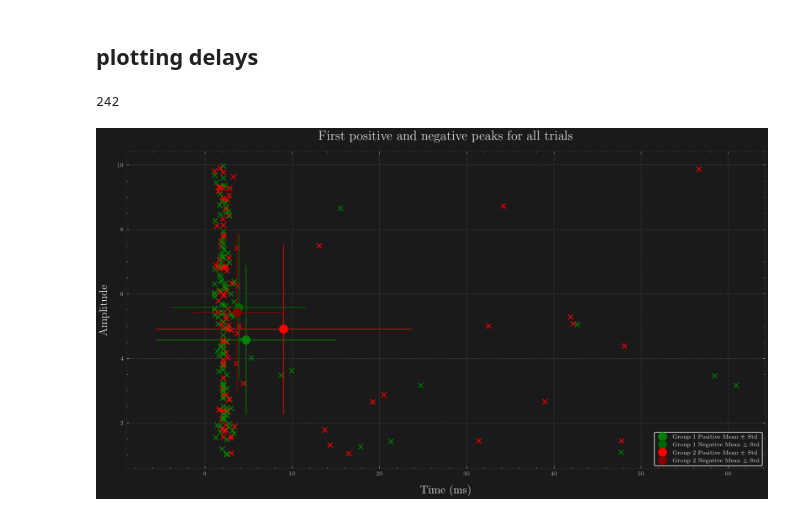
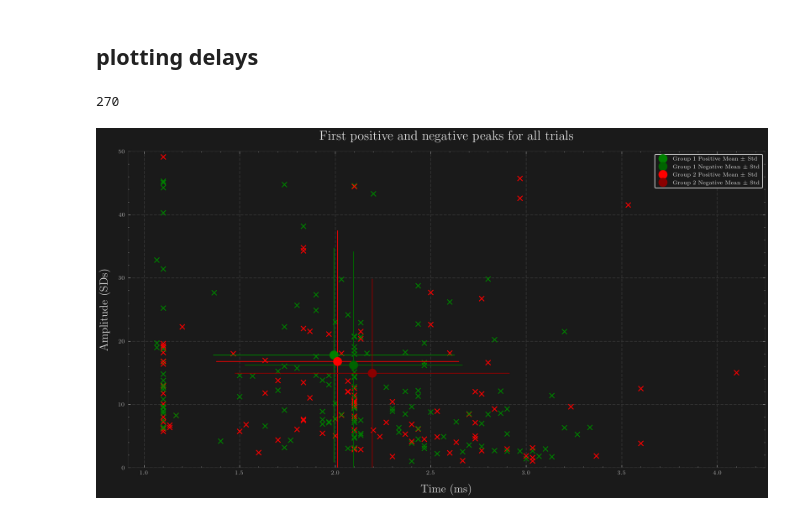
Before and after one commit to raknah/neuroelectrophysiology, a Jupyter notebook: notebooks/simplfied MEP extract.ipynb, the cells around one changed output. Saved outputs shown, nothing was run; the diff lists cells and outputs as text; code cells hidden in the pictures.

Commit message:
corrected peak selection

```diff
--- a/notebooks/simplfied MEP extract.ipynb
+++ b/notebooks/simplfied MEP extract.ipynb
@@ -198,20 +196,20 @@ with open('/Users/fomo/Documents/Research/UNIC Research/Motor Evoked Potentials
 # %%
 selected_peaks = []
 
-for trial in detected_peaks:
+for trial in detected_peaks_zone_1:
 
     group = trial['group']
     current = trial['current']
 
-    positive_peaks = (sorted(trial['positive peaks'], key=lambda x: x[0]))
-    negative_peaks = (sorted(trial['negative peaks'], key=lambda x: x[0]))
+    positive_peaks = (sorted(trial['positive peaks'], key=lambda x: x[1]))
+    negative_peaks = (sorted(trial['negative peaks'], key=lambda x: x[1]))
 
     if len(positive_peaks) > 0 and len(negative_peaks) > 0:
-        selected_peaks.append({'group': group, 'current': current, 'first positive peak': positive_peaks[0], 'first negative peak': negative_peaks[0]})
+        selected_peaks.append({'group': group, 'current': current, 'first positive peak': positive_peaks[-1], 'first negative peak': negative_peaks[-1]})
 
 len(selected_peaks)
 # %% [output]
-242
+270
 # %%
 plt.figure(figsize=(14, 7), dpi=210)
 
@@ -260,35 +258,36 @@ if len(group1_positive_peaks) > 0:
     mean_group1_pos = np.mean(group1_positive_peaks, axis=0)
     std_group1_pos = np.std(group1_positive_peaks, axis=0)
     mean_group1_neg = np.mean(group1_negative_peaks, axis=0)
     std_group1_neg = np.std(group1_negative_peaks, axis=0)
 
     # Plot mean and standard deviation as error bars in both dimensions for Group 1 (green)
     plt.errorbar(mean_group1_pos[0], mean_group1_pos[1], xerr=std_group1_pos[0], yerr=std_group1_pos[1],
                  fmt='o', color='green', markersize=10, label='Group 1 Positive Mean ± Std')
     plt.errorbar(mean_group1_neg[0], mean_group1_neg[1], xerr=std_group1_neg[0], yerr=std_group1_neg[1],
                  fmt='o', color='darkgreen', markersize=10, label='Group 1 Negative Mean ± Std')
 
 if len(group2_positive_peaks) > 0:
     mean_group2_pos = np.mean(group2_positive_peaks, axis=0)
     std_group2_pos = np.std(group2_positive_peaks, axis=0)
     mean_group2_neg = np.mean(group2_negative_peaks, axis=0)
     std_group2_neg = np.std(group2_negative_peaks, axis=0)
 
     # Plot mean and standard deviation as error bars in both dimensions for Group 2 (red)
     plt.errorbar(mean_group2_pos[0], mean_group2_pos[1], xerr=std_group2_pos[0], yerr=std_group2_pos[1],
                  fmt='o', color='red', markersize=10, label='Group 2 Positive Mean ± Std')
     plt.errorbar(mean_group2_neg[0], mean_group2_neg[1], xerr=std_group2_neg[0], yerr=std_group2_neg[1],
                  fmt='o', color='darkred', markersize=10, label='Group 2 Negative Mean ± Std')
 
 # Add title and labels
 plt.title('First positive and negative peaks for all trials', fontsize=16)
 plt.xlabel('Time (ms)', fontsize=14)
-plt.ylabel('Amplitude', fontsize=14)
+plt.ylabel('Amplitude (SDs)', fontsize=14)
+plt.ylim(0, 50)
 plt.legend()
 plt.savefig('/Users/fomo/Desktop/first_peaks.png')
 plt.show()
 # %% [output]
-[figure, old version]
+[figure, new version]
 # %%
 from scipy.stats import ttest_ind, mannwhitneyu
 
```
Also changed, not shown: parts of 2 cells of this notebook.
